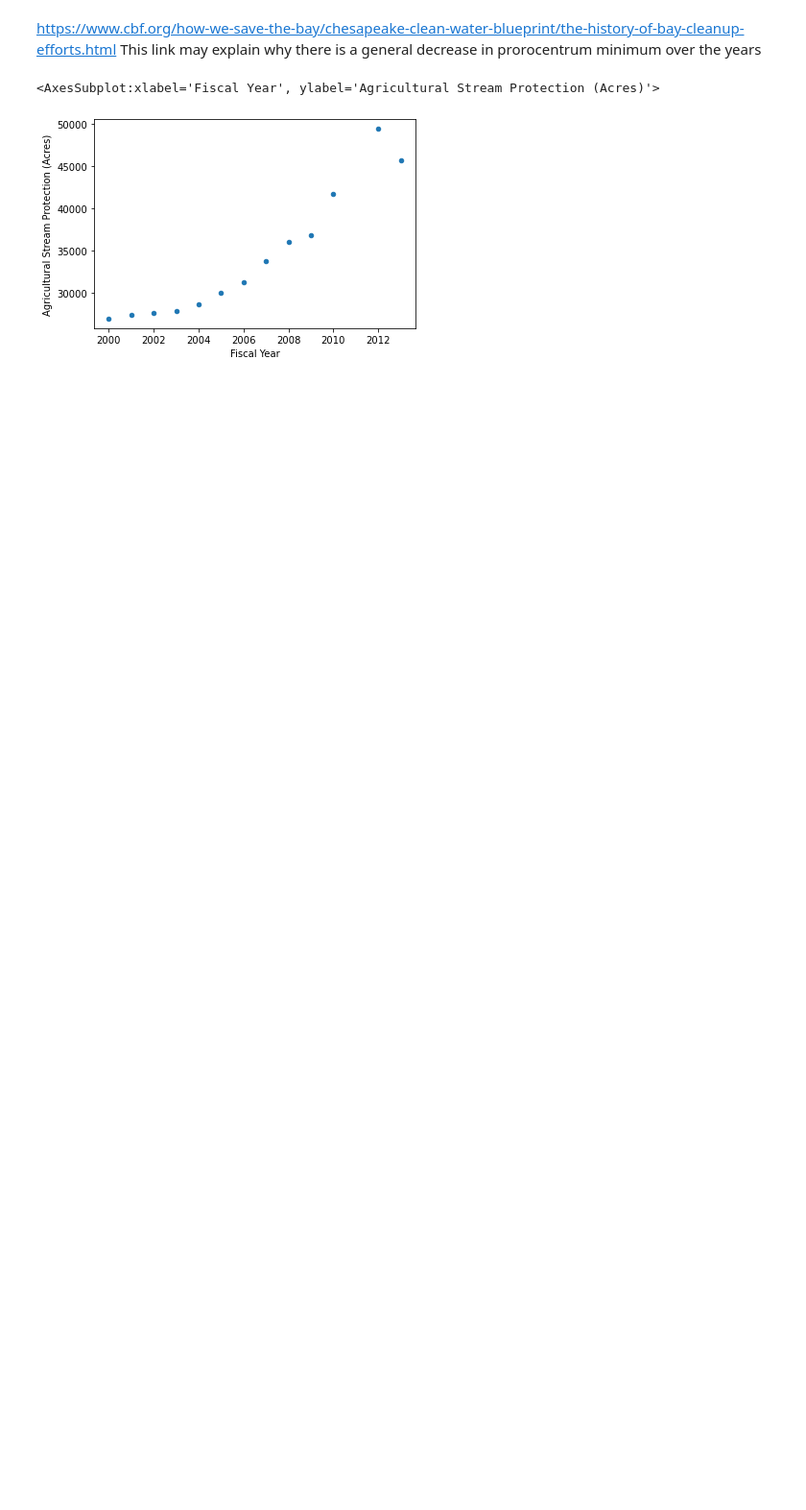
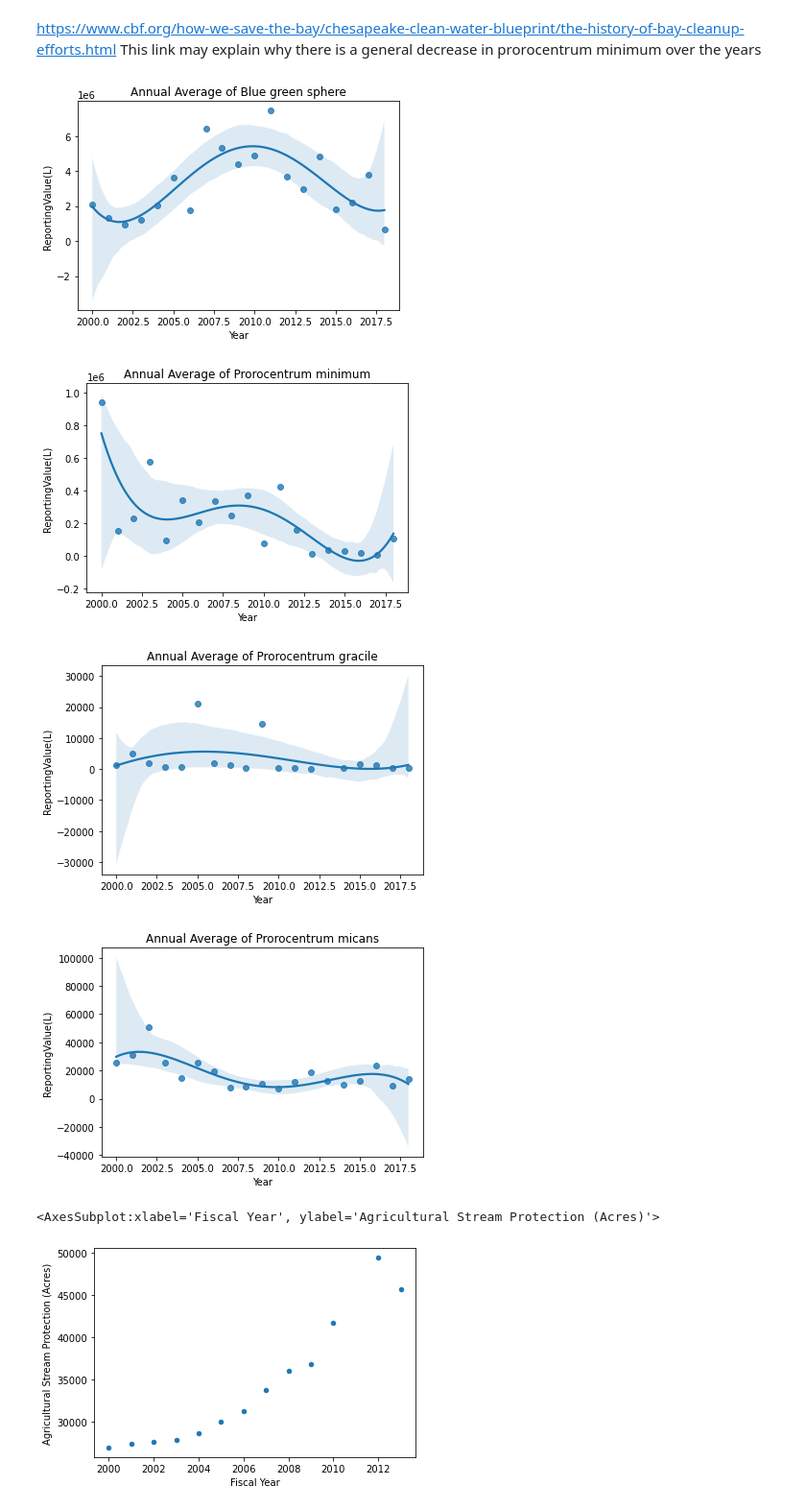
Before and after one commit to type1larosa3/CMSC320-Final-Tutorial, a Jupyter notebook: Tutorial_final.ipynb, the cells around one changed output. Shown at 96% size. Drawn from its saved outputs; the diff is of its cells as text; code cells hidden in the pictures; blank space fills up the shorter version.

Commit message:
Algae Dataset: cleaned, graphed and lin reg

```diff
--- a/Tutorial_final.ipynb
+++ b/Tutorial_final.ipynb
@@ -162,11 +153,20 @@ algae_df.head()
-# %%
-prorocentrum_minimum = algae_df[algae_df['LatinName'] == 'Prorocentrum minimum'].copy(deep=True).reset_index()
-prorocentrum_minimum = prorocentrum_minimum.rename(columns={"ReportingValue": "ReportingValue(L)"})
-prorocentrum_minimum = prorocentrum_minimum.drop(['ReportingUnit','Parameter'], axis=1)
-year = []
-for date in prorocentrum_minimum.SampleDate:
-    year.append(date[-4:])
-prorocentrum_minimum['Year'] = year
-prorocentrum_minimum['Year'] = prorocentrum_minimum['Year'].astype(int)
+# %%
+desired = ['Prorocentrum minimum','Prorocentrum micans','Blue green sphere','Prorocentrum gracile']
+all_alg = algae_df['LatinName'].unique()
+# Sets: all bodies - desired bodies = unwanted bodies
+unwanted = list(set(all_alg)-set(desired))
+
+algae_df = algae_df.set_index("LatinName")
+algae_df.drop(unwanted,axis=0,inplace=True)
+algae_df = algae_df.reset_index()
+
+algae_df = algae_df.rename(columns={"ReportingValue": "ReportingValue(L)"})
+algae_df = algae_df.drop(['ReportingUnit','Parameter'], axis=1)
+
+year = []
+for date in algae_df.SampleDate:
+    year.append(date[-4:])
+algae_df['Year'] = year
+algae_df['Year'] = algae_df['Year'].astype(int)
 # %%
 prorocentrum_minimum.plot.scatter(x='Year',y='ReportingValue(L)', c='DarkBlue')
@@ -173,10 +176,17 @@ prorocentrum_minimum.plot.scatter(x='Year',y='ReportingValue(L)', c='DarkBlue')
-# %%
-prorocentrum_minimum = prorocentrum_minimum.groupby('Year').mean().reset_index()
-ax = sns.regplot(data = prorocentrum_minimum, order=4, x='Year', y='ReportingValue(L)')
-ax.set_title("Annual Average of Prorocentrum Minimum")
-
-# prorocentrum_minimum.plot.scatter(x='Year',y='ReportingValue(L)', title = "Yearly averages for Prorocentrum Minimum")
 # %% [markdown]
 https://www.cbf.org/how-we-save-the-bay/chesapeake-clean-water-blueprint/the-history-of-bay-cleanup-efforts.html
 This link may explain why there is a general decrease in prorocentrum minimum over the years
+# %%
+for name in algae_df.LatinName.unique():
+    fig, ax = plt.subplots()
+    temp = algae_df[algae_df['LatinName'] == name]
+    temp = temp.groupby('Year').mean().reset_index()
+    ax = sns.regplot(data = temp, order=4, x='Year', y='ReportingValue(L)')
+    title = "Annual Average of "+name
+    ax.set_title(title)
+# %% [output]
+[figure, added]
+[figure, added]
+[figure, added]
+[figure, added]
 # %%
```
Also changed, not shown: parts of 7 cells of this notebook.
